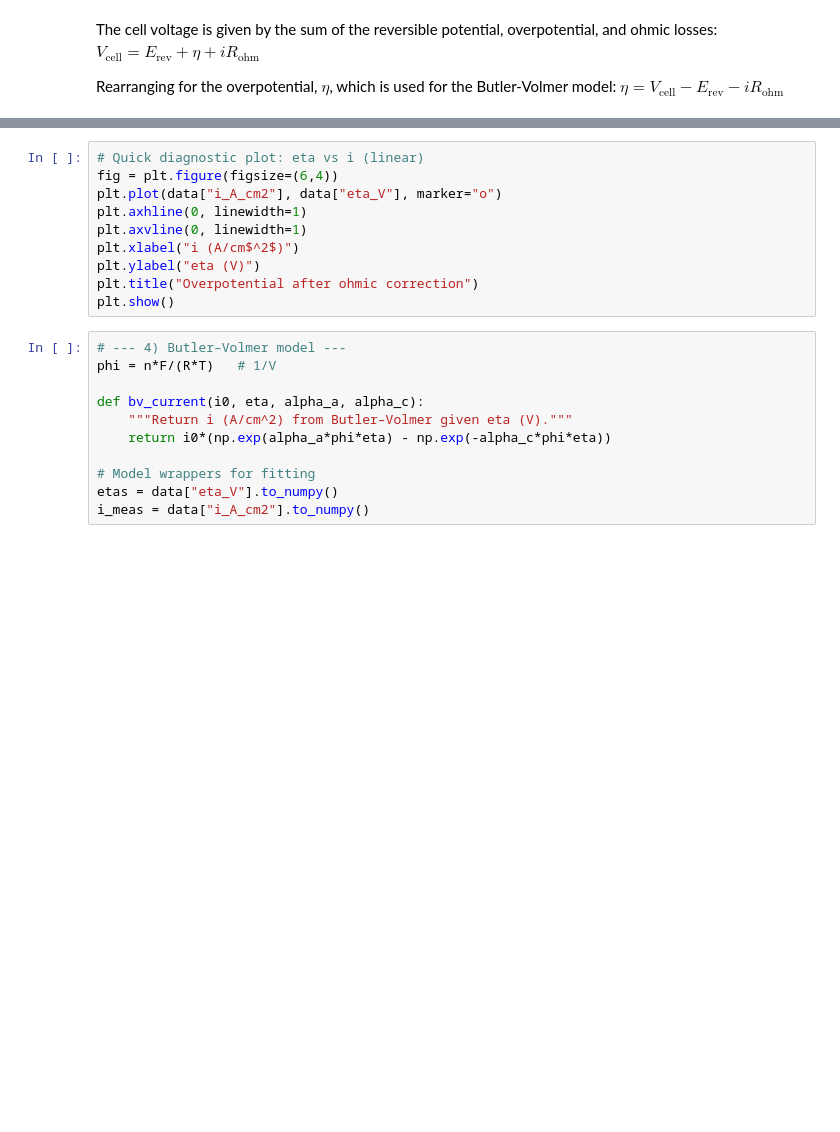
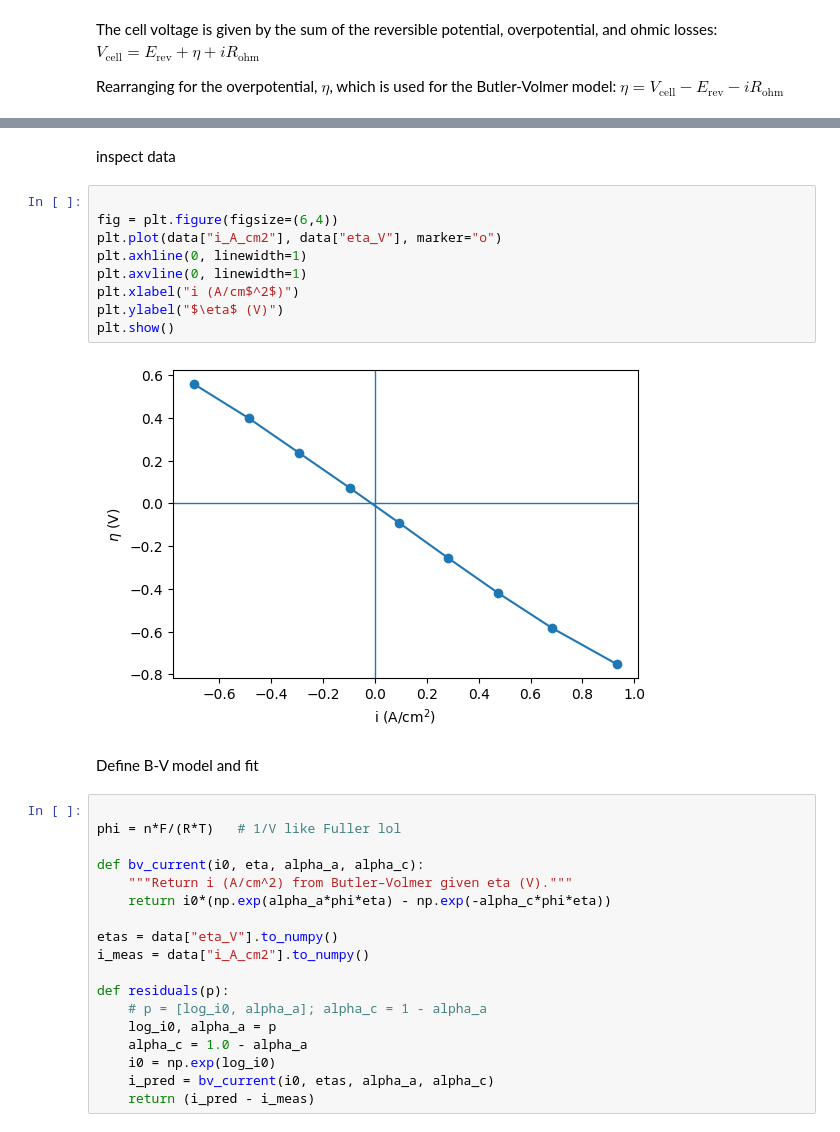
Before and after one commit to mohammadmundiwala/fuel-cells, a Jupyter notebook: hw3.2/butler_volmer_fit.ipynb, the cells around one changed output, grey strips where cells are left out. Drawn from its saved outputs; the diff is of its cells as text; blank space fills up the shorter version.

Commit message:
completed plots

```diff
--- a/hw3.2/butler_volmer_fit.ipynb
+++ b/hw3.2/butler_volmer_fit.ipynb
@@ -36,22 +47,34 @@ data
+# %% [markdown]
+inspect data
 # %%
-# Quick diagnostic plot: eta vs i (linear)
+
 fig = plt.figure(figsize=(6,4))
 plt.plot(data["i_A_cm2"], data["eta_V"], marker="o")
 plt.axhline(0, linewidth=1)
 plt.axvline(0, linewidth=1)
 plt.xlabel("i (A/cm$^2$)")
-plt.ylabel("eta (V)")
-plt.title("Overpotential after ohmic correction")
+plt.ylabel("$\eta$ (V)")
 plt.show()
+# %% [output]
+[figure, added]
+# %% [markdown]
+Define B-V model and fit
 # %%
-# --- 4) Butler–Volmer model ---
-phi = n*F/(R*T)   # 1/V
+
+phi = n*F/(R*T)   # 1/V like Fuller lol
 
 def bv_current(i0, eta, alpha_a, alpha_c):
     """Return i (A/cm^2) from Butler–Volmer given eta (V)."""
     return i0*(np.exp(alpha_a*phi*eta) - np.exp(-alpha_c*phi*eta))
 
-# Model wrappers for fitting
 etas = data["eta_V"].to_numpy()
 i_meas = data["i_A_cm2"].to_numpy()
+
+def residuals(p):
+    # p = [log_i0, alpha_a]; alpha_c = 1 - alpha_a
+    log_i0, alpha_a = p
+    alpha_c = 1.0 - alpha_a
+    i0 = np.exp(log_i0)
+    i_pred = bv_current(i0, etas, alpha_a, alpha_c)
+    return (i_pred - i_meas)
 # %%
```
Also changed, not shown: parts of 9 cells of this notebook, 2 other files.
